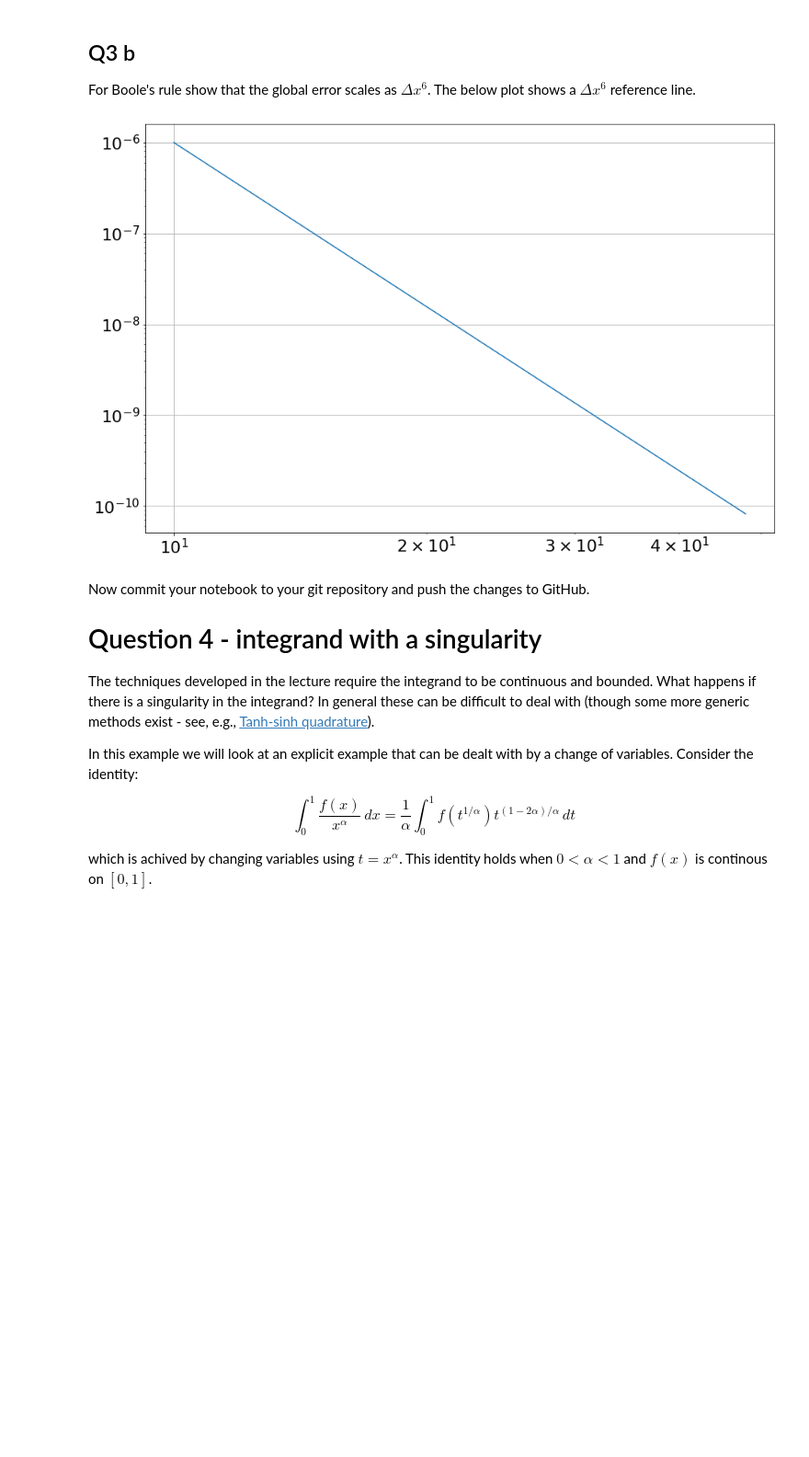
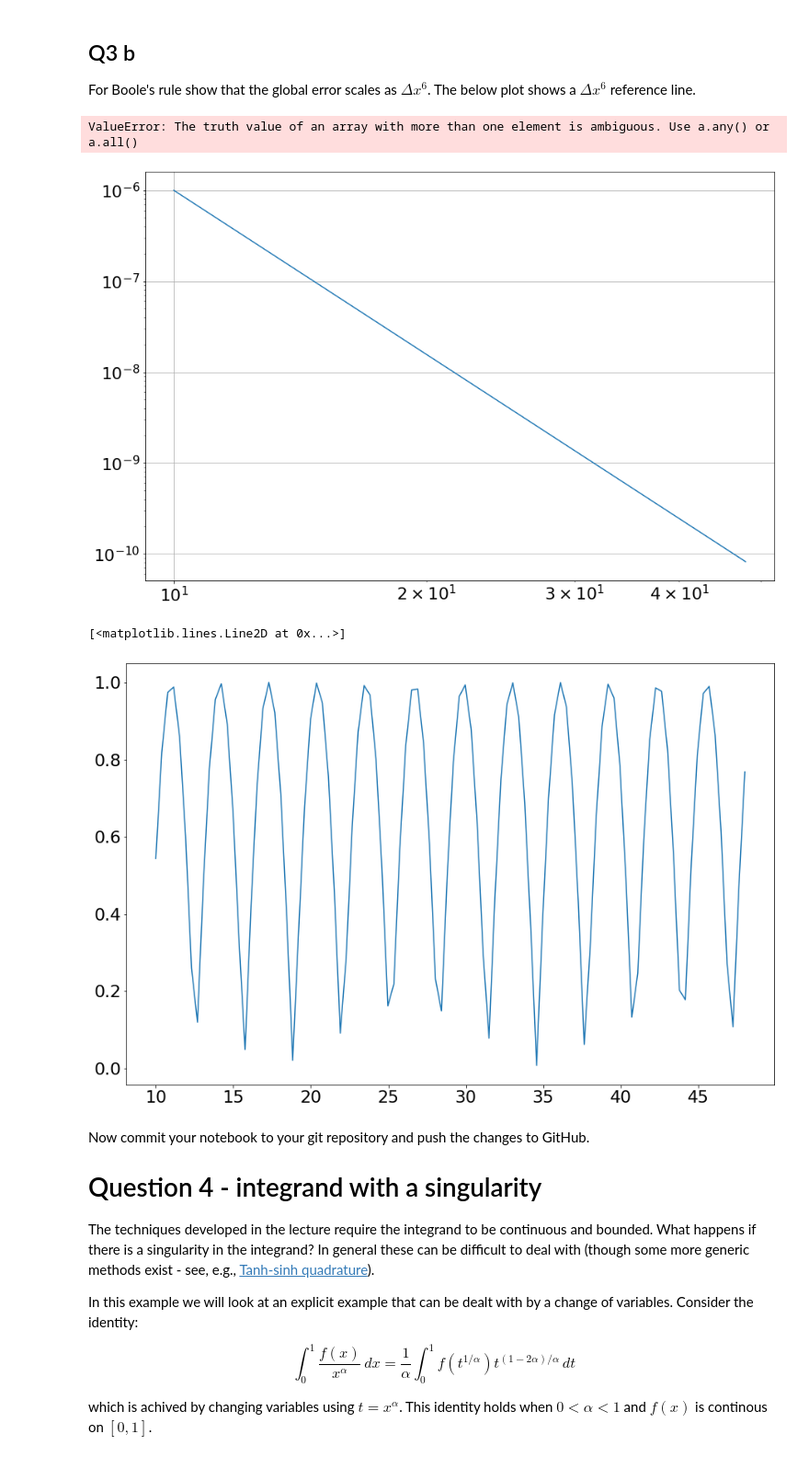
Before and after one commit to odhrandooley/ACM20030-Assignments, a Jupyter notebook: Assignment-4.ipynb, the cells around one changed output. Shown at 92% size. Drawn from its saved outputs; the diff is of its cells as text; code cells hidden in the pictures; blank space fills up the shorter version.

```diff
--- a/Assignment-4.ipynb
+++ b/Assignment-4.ipynb
@@ -206,9 +206,22 @@ y = x**-6
 plt.yscale('log')
 plt.xscale('log')
 plt.grid(True)
-plt.plot(x,y);
+plt.plot(x,y)
+
+x1 = np.arange(10,48,2)
+def y1(x):
+    return np.abs(2 - Boole(f,0,np.pi,x))
+plt.plot(x1,y1(x1))
 # %% [output]
+ValueError: The truth value of an array with more than one element is ambiguous. Use a.any() or a.all()
 [figure]
+# %%
+def sin(x):
+    return np.abs(np.sin(x))
+plt.plot(x,sin(x))
+# %% [output]
+[<matplotlib.lines.Line2D at 0x...>]
+[figure, added]
 # %% [markdown]
 Now commit your notebook to your git repository and push the changes to GitHub.
 
```
Also changed, not shown: parts of 3 cells of this notebook.
